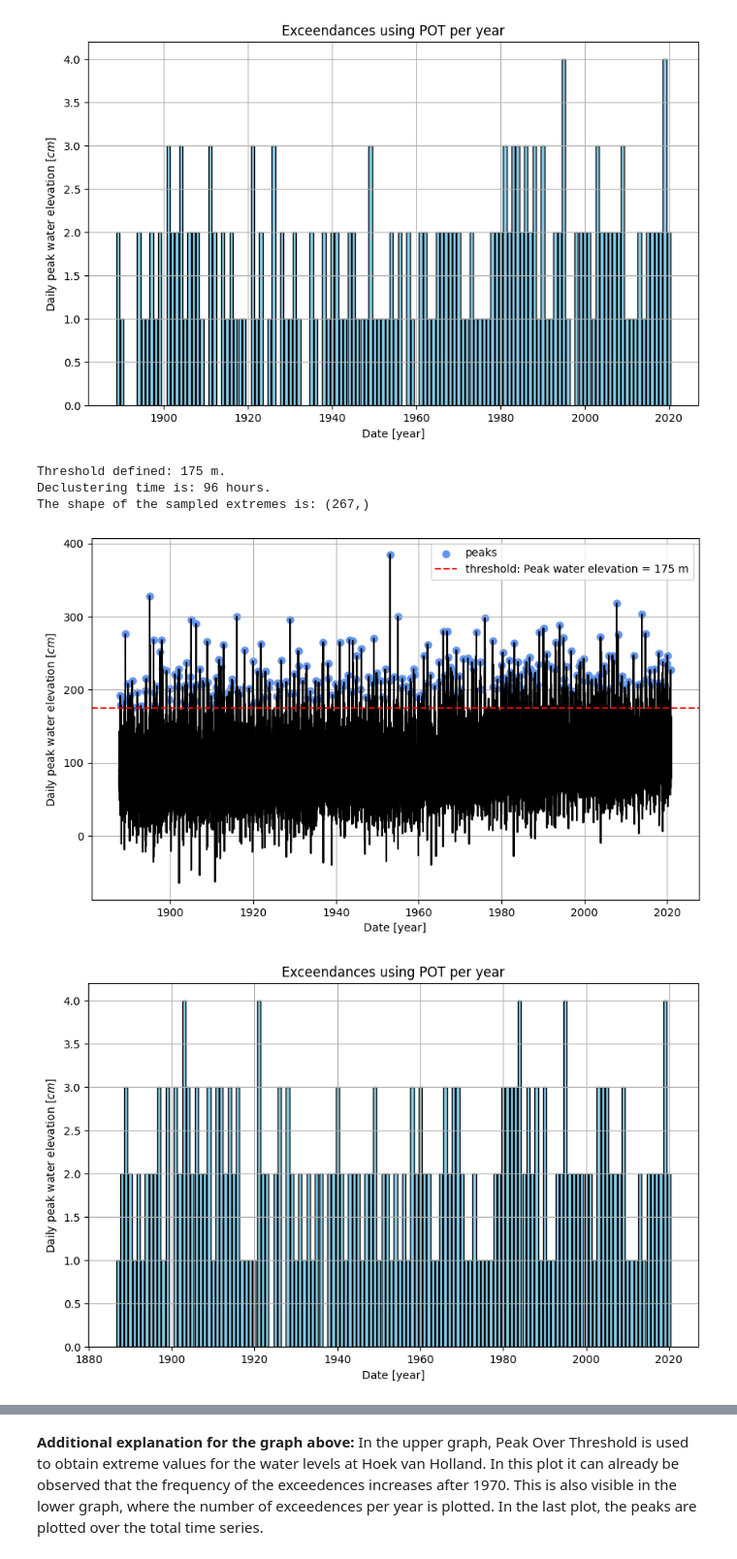
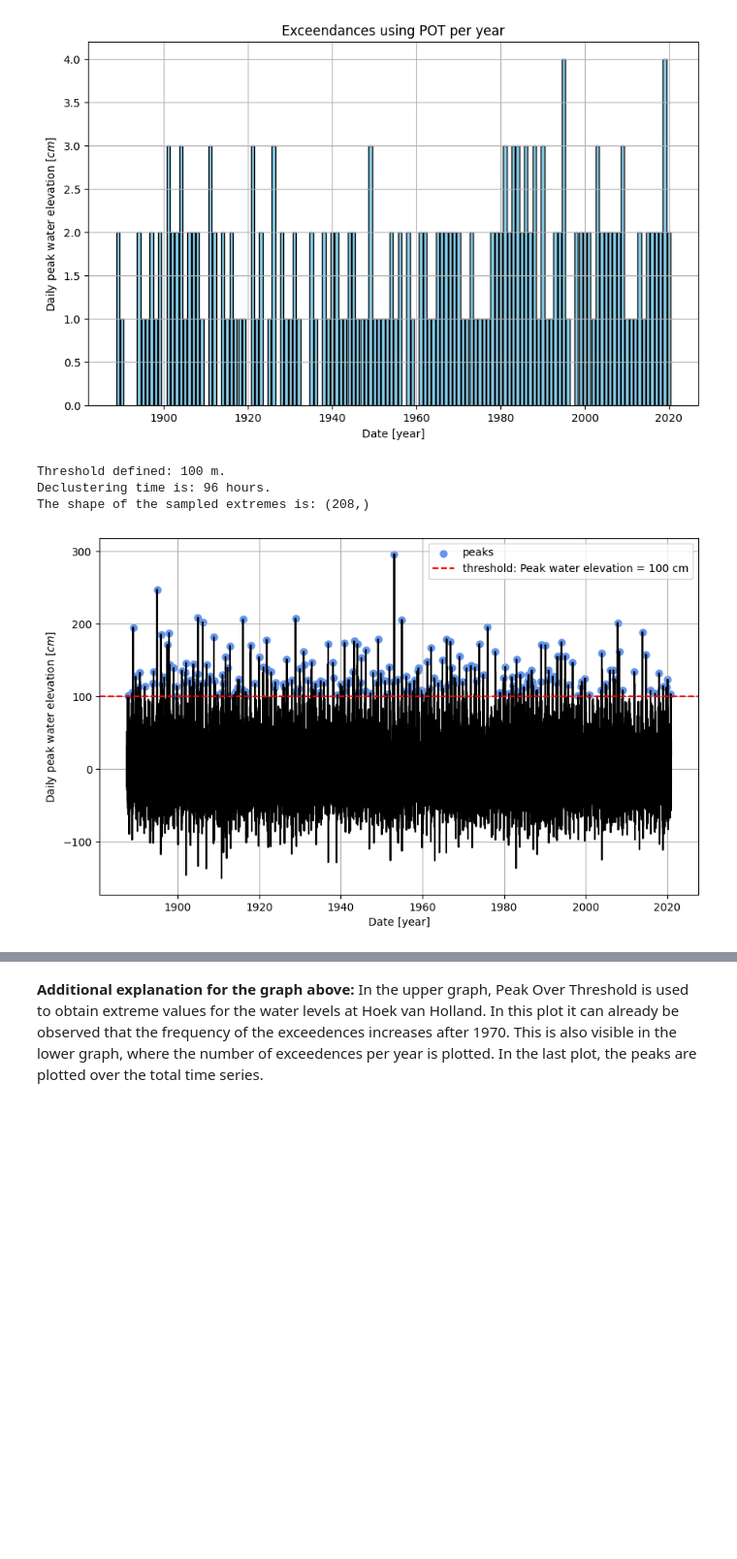
Before and after one commit to wwaasdorp/MORE_THE_BEST_GROUP, a Jupyter notebook: Watch_Data.ipynb, the cells around one changed output, grey strips where cells are left out. Shown: that part at 97% size. Cells and saved outputs as stored; diff of their text form; code cells hidden in the pictures; blank space fills up the shorter version.

```diff
--- a/Watch_Data.ipynb
+++ b/Watch_Data.ipynb
@@ -179,39 +179,29 @@ The shape of the sampled extremes is: (207,)
 [figure]
 # %%
 ## Define the threshold
-threshold = 175
+threshold = 100
 
 print(f'Threshold defined: {threshold} m.')
 distance = 24 * 4
 print(f'Declustering time is: {distance} hours.')
-peaks, _ = find_peaks((df['Elevation'] - sea_level_correction), height=threshold, distance=distance)
+peaks, _ = find_peaks((df['Elevation_Stationary']), height=threshold, distance=distance)
 print('The shape of the sampled extremes is:', peaks.shape)
 
 peak_times = df['Datetime'].iloc[peaks]
-exceedances_per_year = peak_times.groupby(peak_times.dt.year).size()
 
 # Plot exceedances on the time series of all observations
 plt.figure(figsize=(10, 6))
-plt.plot(df['Datetime'], df['Elevation'],'k')
-plt.scatter(df.iloc[peaks, 0], df.iloc[peaks, 1], 40, color='cornflowerblue', label='peaks')
-plt.axhline(y=threshold, color='r', linestyle='--', label=f'threshold: Peak water elevation = {threshold} m')
+plt.plot(df['Datetime'], df['Elevation_Stationary'],'k')
+plt.scatter(df.iloc[peaks, 0], df.iloc[peaks, 4], 40, color='cornflowerblue', label='peaks')
+plt.axhline(y=threshold, color='r', linestyle='--', label=f'threshold: Peak water elevation = {threshold} cm')
 plt.xlabel('Date [year]')
 plt.ylabel('Daily peak water elevation [$cm$]')
 plt.legend()
 # plt.title(f'Peaks selected by POT for dataset with a declustering time of {distance} hours') # title already in Google docs
 plt.grid()
 plt.savefig('figures/POT_timeseries.png')
-
-plt.figure(figsize=(10,6))
-plt.bar(exceedances_per_year.index, exceedances_per_year.values, color='skyblue', edgecolor='black')
-plt.title('Exceendances using POT per year')
-plt.xlabel('Date [year]')
-plt.ylabel('Daily peak water elevation [$cm$]')
-plt.grid()
-plt.savefig('figures/POT_yearly_exc.png')
 # %% [output]
-Threshold defined: 175 m.
+Threshold defined: 100 m.
 Declustering time is: 96 hours.
-The shape of the sampled extremes is: (267,)
+The shape of the sampled extremes is: (208,)
-[figure, old version]
+[figure, new version]
-[figure, removed]
```
Also changed, not shown: parts of 2 cells of this notebook, 2 other files.
